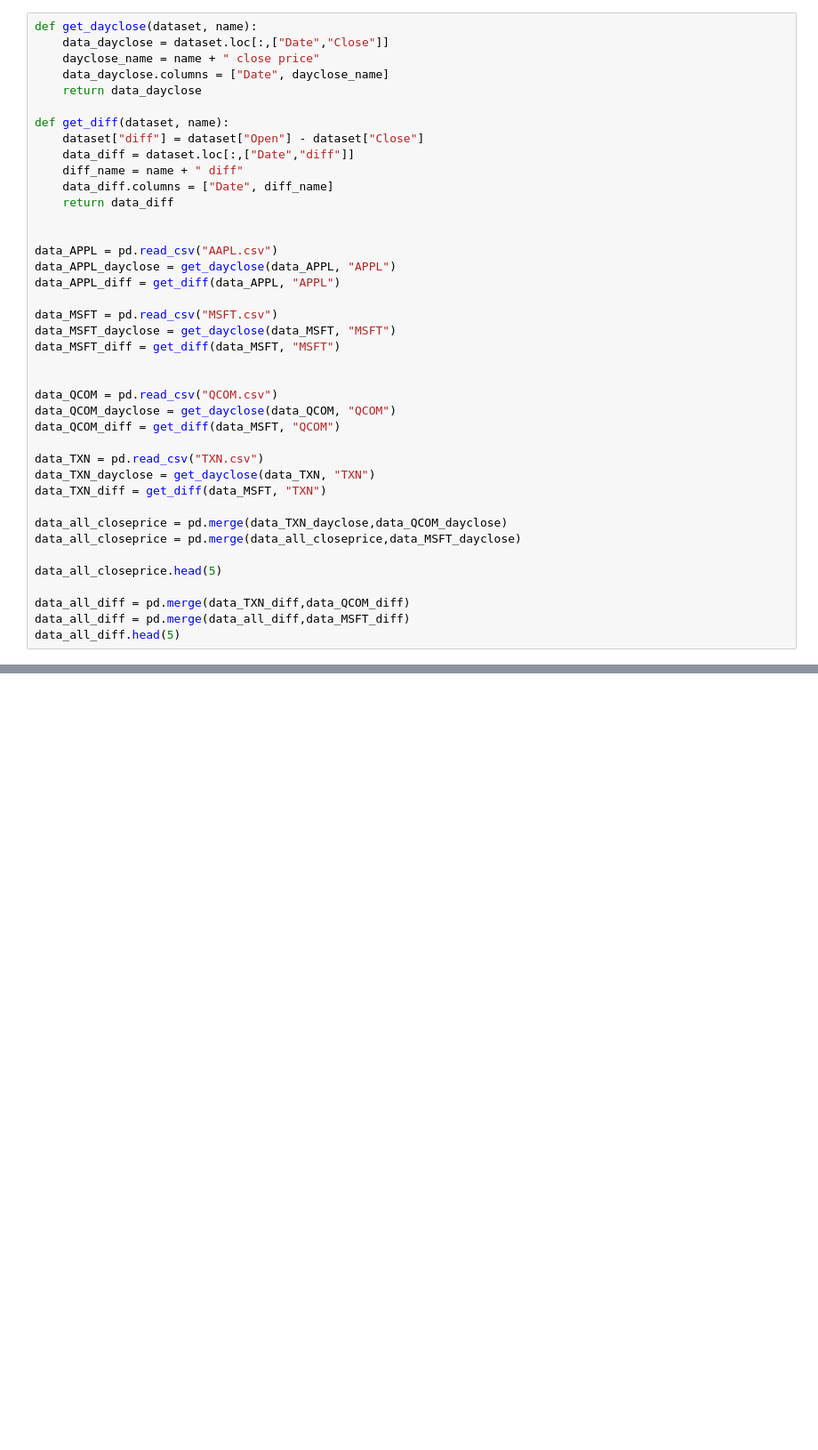
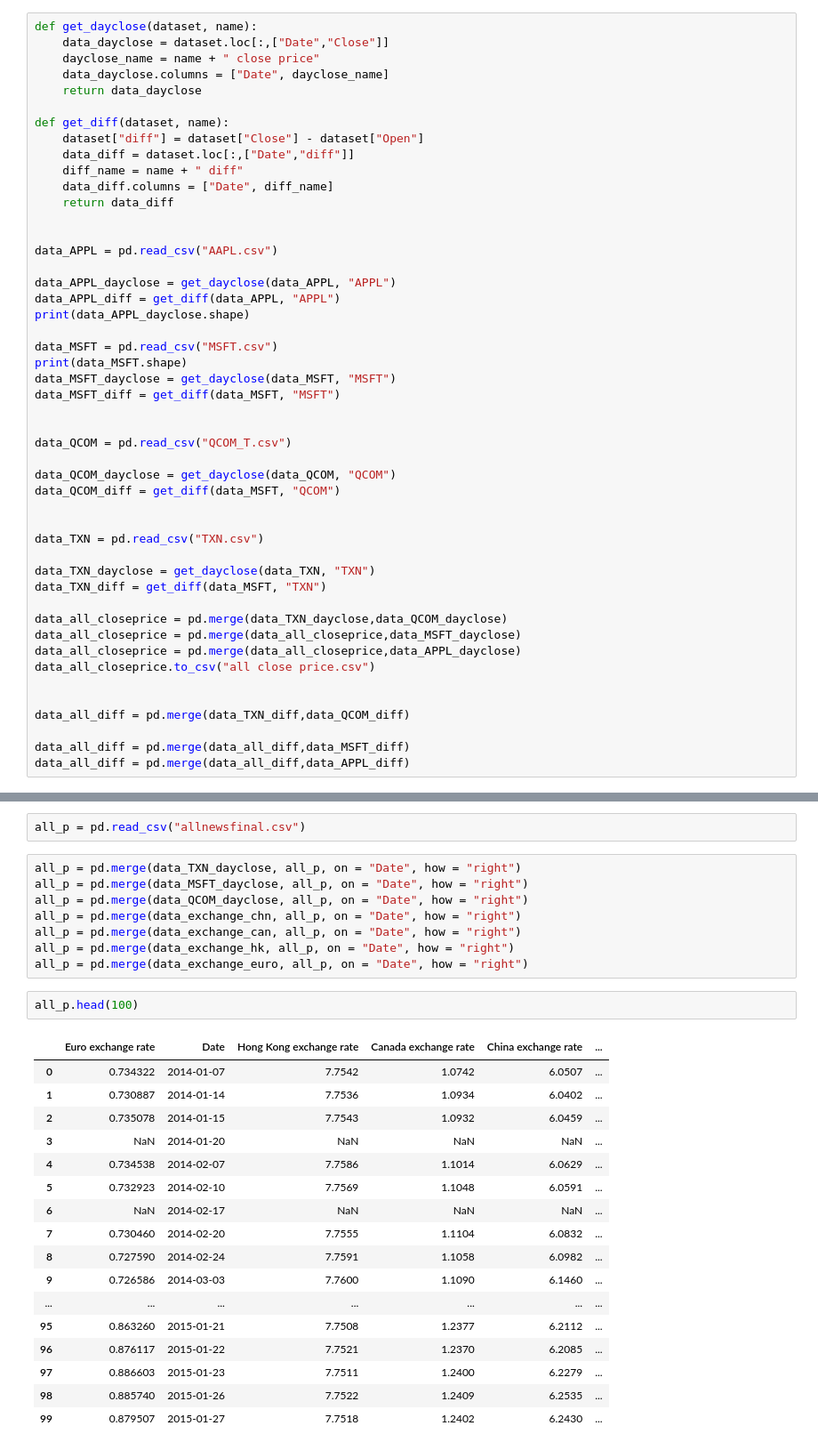
Before and after one commit to aojiu/ml_project, a Jupyter notebook: data preprocessing.ipynb, the cells around one changed output, grey strips where cells are left out. Shown: that part at 89% size. Saved outputs shown, nothing was run; the diff lists cells and outputs as text; blank space fills up the shorter version.

```diff
--- a/data preprocessing.ipynb
+++ b/data preprocessing.ipynb
@@ -9,7 +10,7 @@ def get_dayclose(dataset, name):
     return data_dayclose
 
 def get_diff(dataset, name):
-    dataset["diff"] = dataset["Open"] - dataset["Close"]
+    dataset["diff"] = dataset["Close"] - dataset["Open"]
     data_diff = dataset.loc[:,["Date","diff"]]
     diff_name = name + " diff"
     data_diff.columns = ["Date", diff_name]
@@ -17,28 +18,36 @@ def get_diff(dataset, name):
 
 
 data_APPL = pd.read_csv("AAPL.csv")
+
 data_APPL_dayclose = get_dayclose(data_APPL, "APPL")
 data_APPL_diff = get_diff(data_APPL, "APPL")
+print(data_APPL_dayclose.shape)
 
 data_MSFT = pd.read_csv("MSFT.csv")
+print(data_MSFT.shape)
 data_MSFT_dayclose = get_dayclose(data_MSFT, "MSFT")
 data_MSFT_diff = get_diff(data_MSFT, "MSFT")
 
 
-data_QCOM = pd.read_csv("QCOM.csv")
+data_QCOM = pd.read_csv("QCOM_T.csv")
+
 data_QCOM_dayclose = get_dayclose(data_QCOM, "QCOM")
 data_QCOM_diff = get_diff(data_MSFT, "QCOM")
 
+
 data_TXN = pd.read_csv("TXN.csv")
+
 data_TXN_dayclose = get_dayclose(data_TXN, "TXN")
 data_TXN_diff = get_diff(data_MSFT, "TXN")
 
 data_all_closeprice = pd.merge(data_TXN_dayclose,data_QCOM_dayclose)
 data_all_closeprice = pd.merge(data_all_closeprice,data_MSFT_dayclose)
+data_all_closeprice = pd.merge(data_all_closeprice,data_APPL_dayclose)
+data_all_closeprice.to_csv("all close price.csv")
 
-data_all_closeprice.head(5)
 
 data_all_diff = pd.merge(data_TXN_diff,data_QCOM_diff)
+
 data_all_diff = pd.merge(data_all_diff,data_MSFT_diff)
-data_all_diff.head(5)
+data_all_diff = pd.merge(data_all_diff,data_APPL_diff)
 # %% [output]
@@ -95,0 +482,30 @@ data_all_exchangerate.head(5)
+# %%
+all_p = pd.read_csv("allnewsfinal.csv")
+# %%
+all_p = pd.merge(data_TXN_dayclose, all_p, on = "Date", how = "right")
+all_p = pd.merge(data_MSFT_dayclose, all_p, on = "Date", how = "right")
+all_p = pd.merge(data_QCOM_dayclose, all_p, on = "Date", how = "right")
+all_p = pd.merge(data_exchange_chn, all_p, on = "Date", how = "right")
+all_p = pd.merge(data_exchange_can, all_p, on = "Date", how = "right")
+all_p = pd.merge(data_exchange_hk, all_p, on = "Date", how = "right")
+all_p = pd.merge(data_exchange_euro, all_p, on = "Date", how = "right")
+# %%
+all_p.head(100)
+# %% [output]
+|  | Euro exchange rate | Date | Hong Kong exchange rate | Canada exchange rate | China exchange rate | ... |
+| 0 | 0.734322 | 2014-01-07 | 7.7542 | 1.0742 | 6.0507 | ... |
+| 1 | 0.730887 | 2014-01-14 | 7.7536 | 1.0934 | 6.0402 | ... |
+| 2 | 0.735078 | 2014-01-15 | 7.7543 | 1.0932 | 6.0459 | ... |
+| 3 | NaN | 2014-01-20 | NaN | NaN | NaN | ... |
+| 4 | 0.734538 | 2014-02-07 | 7.7586 | 1.1014 | 6.0629 | ... |
+| 5 | 0.732923 | 2014-02-10 | 7.7569 | 1.1048 | 6.0591 | ... |
+| 6 | NaN | 2014-02-17 | NaN | NaN | NaN | ... |
+| 7 | 0.730460 | 2014-02-20 | 7.7555 | 1.1104 | 6.0832 | ... |
+| 8 | 0.727590 | 2014-02-24 | 7.7591 | 1.1058 | 6.0982 | ... |
+| 9 | 0.726586 | 2014-03-03 | 7.7600 | 1.1090 | 6.1460 | ... |
+| ... | ... | ... | ... | ... | ... | ... |
+| 95 | 0.863260 | 2015-01-21 | 7.7508 | 1.2377 | 6.2112 | ... |
+| 96 | 0.876117 | 2015-01-22 | 7.7521 | 1.2370 | 6.2085 | ... |
+| 97 | 0.886603 | 2015-01-23 | 7.7511 | 1.2400 | 6.2279 | ... |
+| 98 | 0.885740 | 2015-01-26 | 7.7522 | 1.2409 | 6.2535 | ... |
+| 99 | 0.879507 | 2015-01-27 | 7.7518 | 1.2402 | 6.2430 | ... |
```
Also changed, not shown: parts of 25 cells of this notebook.
